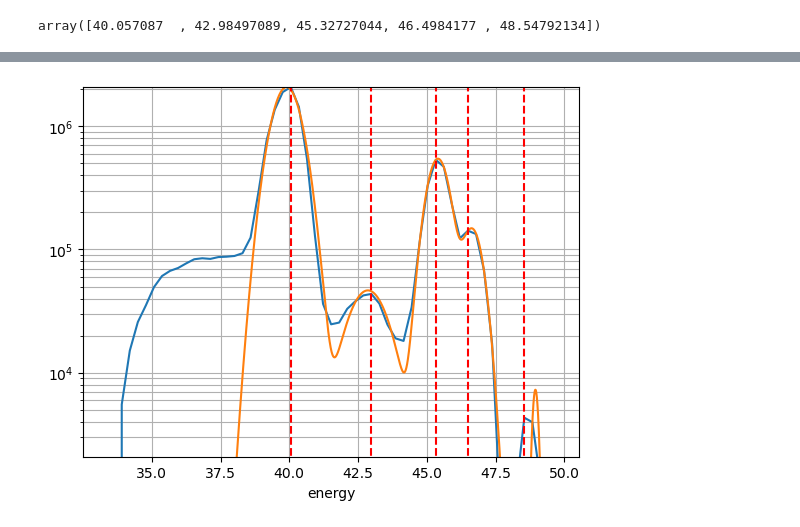
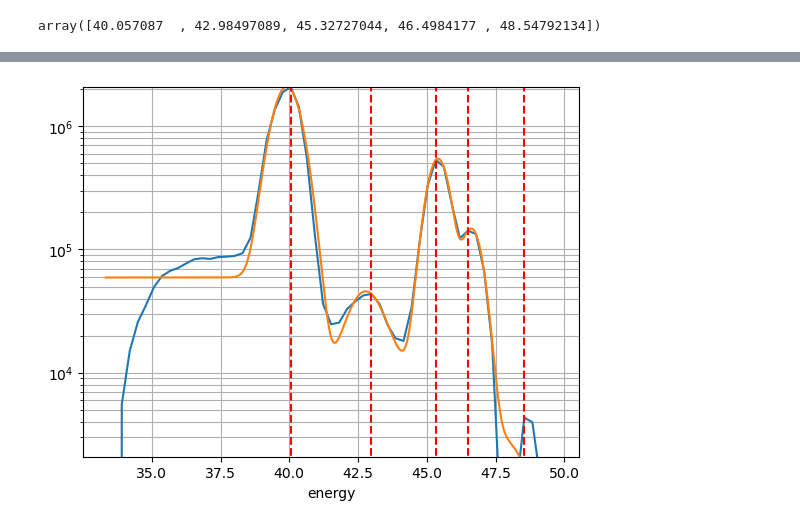
Before and after one commit to achiyaAmrusi/scispectrum, a Jupyter notebook: examples/Fitting/spectrum_fitting_analysis-Copy1.ipynb, the cells around one changed output, grey strips where cells are left out. Cells and saved outputs as stored; diff of their text form; code cells hidden in the pictures.

Commit message:
working on fitting modules

```diff
--- a/examples/Fitting/spectrum_fitting_analysis-Copy1.ipynb
+++ b/examples/Fitting/spectrum_fitting_analysis-Copy1.ipynb
@@ -223,4 +224,18 @@ from pyspectrum.fitting.gauss import GaussianFitting
 # %%
+complex_domain.set_background(None)
+
 fitting_evaluation_axis = np.linspace(complex_domain.energy.values[0], complex_domain.energy.values[-1], num=int(1e5))
-parms = GaussianFitting.fit(complex_domain, prominence=minimal_prominence)
-val = GaussianFitting.evaluate(fitting_evaluation_axis, parms)
+parms = SumOfGaussiansErf.fit(complex_domain, prominence=minimal_prominence)
+val = SumOfGaussiansErf.evaluate(fitting_evaluation_axis, parms)
+
+plt.plot(complex_domain.spectrum.axis[complex_domain.indices], erf_bg)
+complex_domain.plot(yscale='log')
+plt.plot(fitting_evaluation_axis, val)
+
+for c in peak_positions(complex_domain, smooth=True, prominence=minimal_prominence):
+    plt.vlines(ymax=3e6, ymin=10, x=c, color='red', ls='--')
+plt.grid(True, which='both')
+
+val = SumOfGaussiansErf.evaluate(np.linspace(complex_domain.energy.values[0], complex_domain.energy.values[-1], num=int(1e5)), parms)
+plt.ylim([complex_domain.max()*1e-3, complex_domain.max()])
+plt.yscale('log')
@@ -227,13 +244,19 @@ val = GaussianFitting.evaluate(fitting_evaluation_axis, parms)
 # %%
+complex_domain.set_background(erf_bg)
+
+fitting_evaluation_axis = np.linspace(complex_domain.energy.values[0], complex_domain.energy.values[-1], num=int(1e5))
+parms = SumOfGaussiansErf.fit(complex_domain, prominence=minimal_prominence, maxiter=1000)
+val = SumOfGaussiansErf.evaluate(fitting_evaluation_axis, parms)
+
 complex_domain.plot(yscale='log')
 plt.plot(fitting_evaluation_axis, val)
 
 for c in peak_positions(complex_domain, smooth=True, prominence=minimal_prominence):
     plt.vlines(ymax=3e6, ymin=10, x=c, color='red', ls='--')
 plt.grid(True, which='both')
 
-val = GaussianFitting.evaluate(np.linspace(complex_domain.energy.values[0], complex_domain.energy.values[-1], num=int(1e5)), parms)
+val = SumOfGaussiansErf.evaluate(np.linspace(complex_domain.energy.values[0], complex_domain.energy.values[-1], num=int(1e5)), parms)
 plt.ylim([complex_domain.max()*1e-3, complex_domain.max()])
 plt.yscale('log')
 # %% [output]
-[figure, old version]
+[figure, new version]
```
Also changed, not shown: parts of 2 cells of this notebook, 3 other files.
